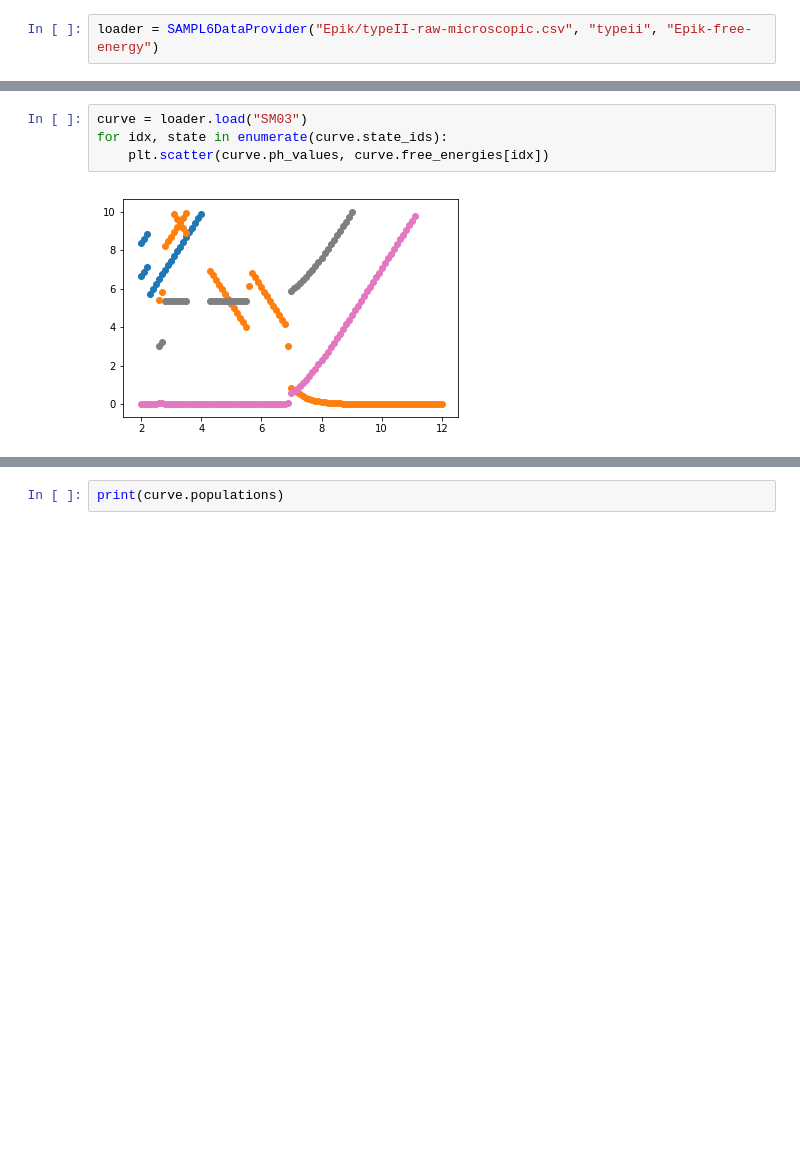
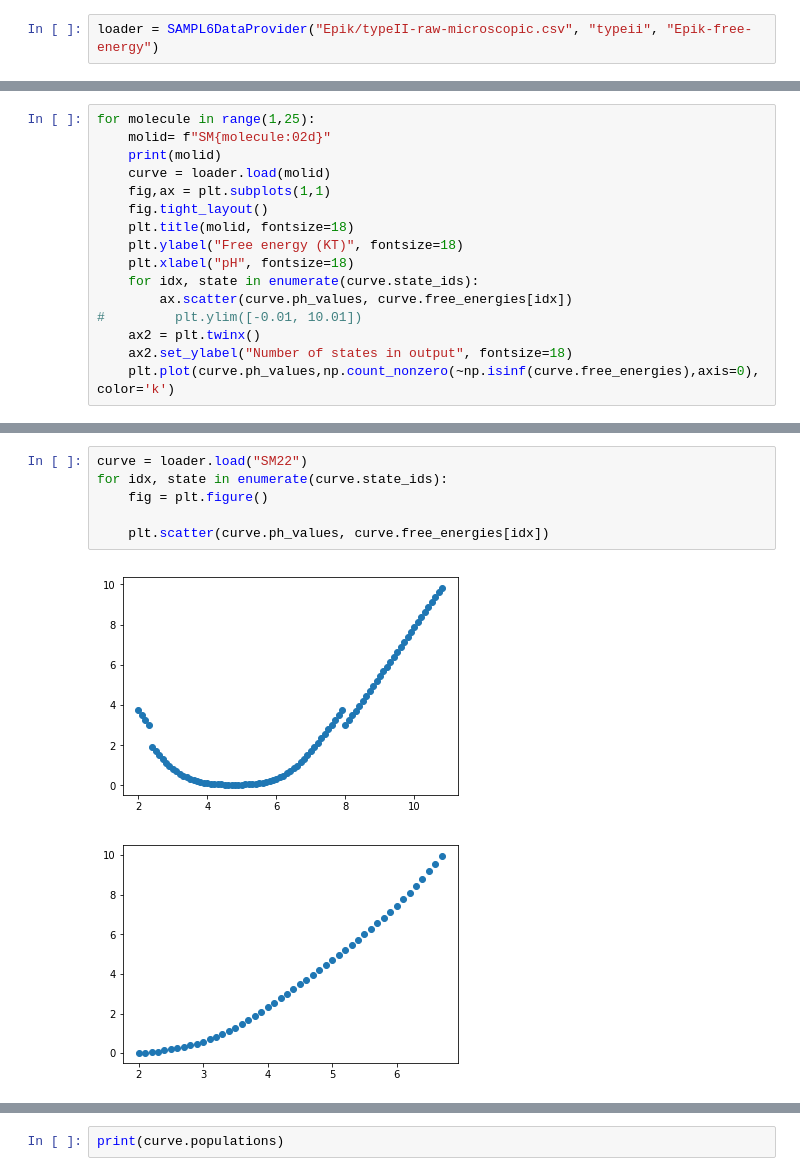
Before and after one commit to choderalab/SAMPL6-Reference-pKa-Calculations, a Jupyter notebook: Investigate state penalties.ipynb, the cells around one changed output, grey strips where cells are left out. Cells and saved outputs as stored; diff of their text form; blank space fills up the shorter version.

Commit message:
Add state analysis notebooks.

```diff
--- a/Investigate state penalties.ipynb
+++ b/Investigate state penalties.ipynb
@@ -13,0 +9,16 @@ for molecule in range(1,25):
+# %%
+for molecule in range(1,25):
+    molid= f"SM{molecule:02d}"
+    print(molid)
+    curve = loader.load(molid)
+    fig,ax = plt.subplots(1,1)
+    fig.tight_layout()
+    plt.title(molid, fontsize=18)
+    plt.ylabel("Free energy (KT)", fontsize=18)
+    plt.xlabel("pH", fontsize=18)
+    for idx, state in enumerate(curve.state_ids):
+        ax.scatter(curve.ph_values, curve.free_energies[idx])
+#         plt.ylim([-0.01, 10.01])
+    ax2 = plt.twinx()
+    ax2.set_ylabel("Number of states in output", fontsize=18)
+    plt.plot(curve.ph_values,np.count_nonzero(~np.isinf(curve.free_energies),axis=0), color='k')
@@ -14,6 +59,9 @@ for molecule in range(1,25):
 # %%
-curve = loader.load("SM03")
+curve = loader.load("SM22")
 for idx, state in enumerate(curve.state_ids):
+    fig = plt.figure()
+
     plt.scatter(curve.ph_values, curve.free_energies[idx])
 # %% [output]
-[figure, old version]
+[figure, new version]
+[figure, added]
```
Also changed, not shown: parts of 4 cells of this notebook.
